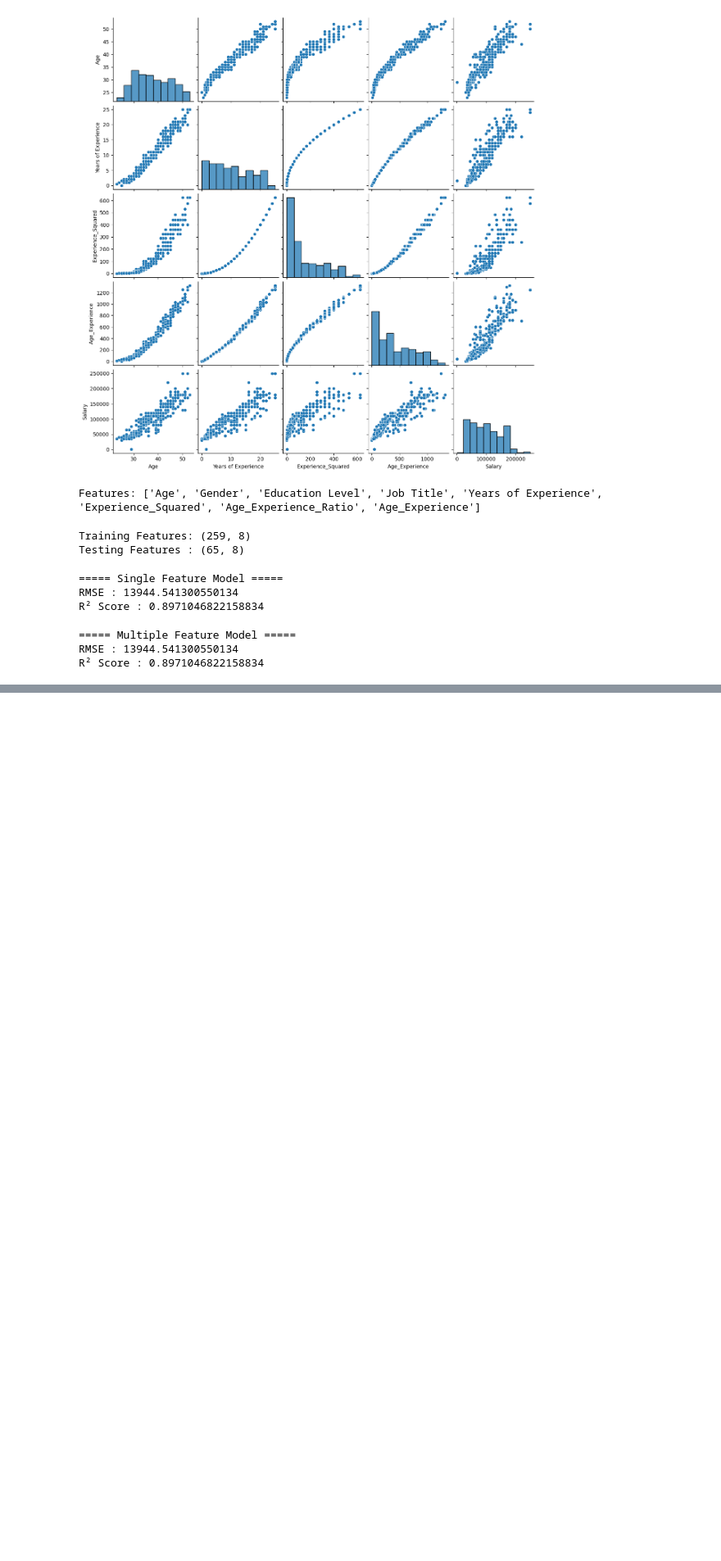
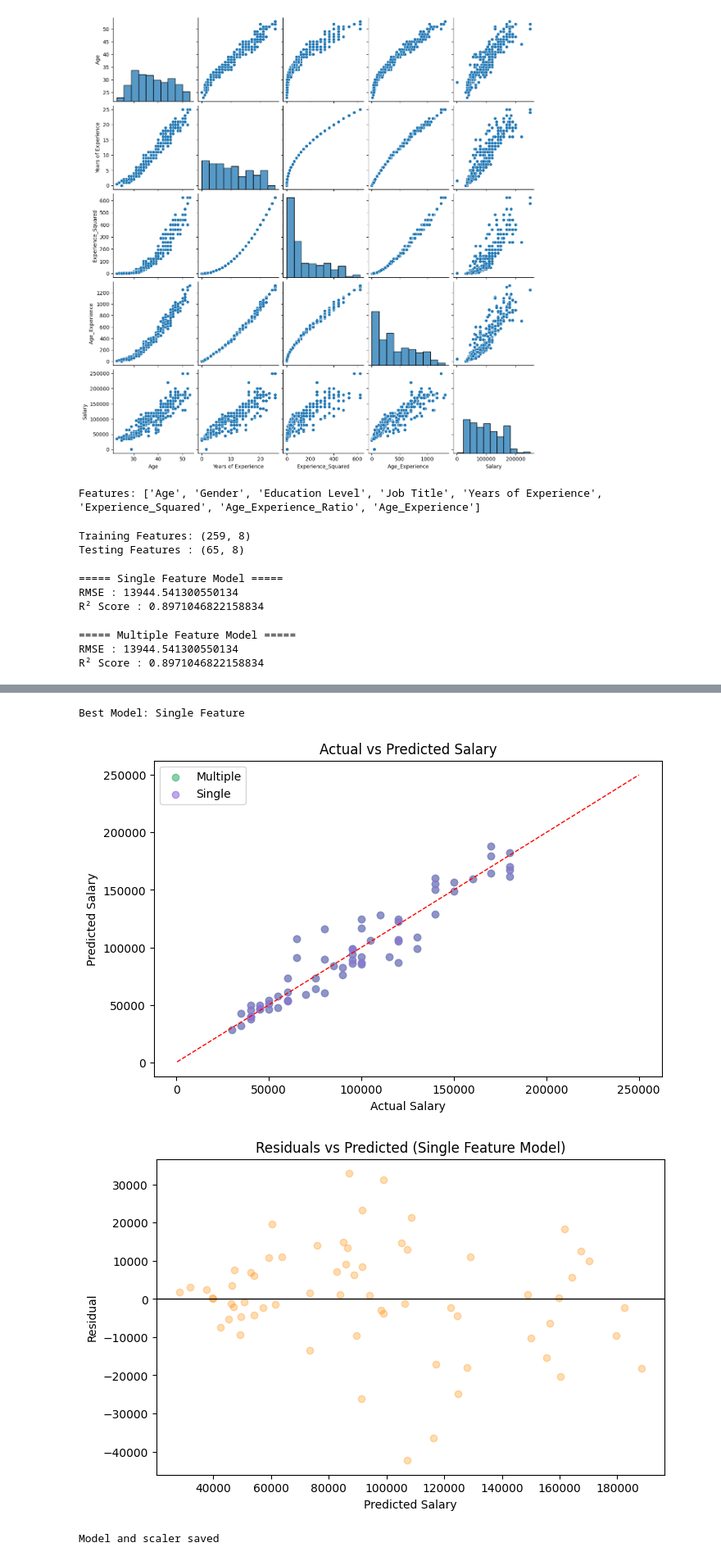
Before and after one commit to AmalkiFernando/salary_predict, a Jupyter notebook: notebook.ipynb, the cells around one changed output, grey strips where cells are left out. Shown at 82% size. Saved outputs shown, nothing was run; the diff lists cells and outputs as text; code cells hidden in the pictures; blank space fills up the shorter version.

```diff
--- a/notebook.ipynb
+++ b/notebook.ipynb
@@ -208,0 +222,42 @@ comparison
+# %%
+#select best model
+if r2_multi > r2_single:
+    best_model = multiple_model
+else:
+    best_model = single_model
+
+print("Best Model:", "Multiple Features" if best_model == multiple_model else "Single Feature")
+# %% [output]
+Best Model: Single Feature
+# %%
+#Actual vs Predicted + Residual plot
+plt.figure(figsize=(8, 5))
+plt.scatter(y_test, y_pred_multi, alpha=0.6, color='mediumseagreen', label='Multiple')
+plt.scatter(y_test, y_pred_single, alpha=0.6, color='mediumpurple', label='Single')
+plt.plot([y.min(), y.max()], [y.min(), y.max()], 'r--', linewidth=1)
+plt.xlabel('Actual Salary')
+plt.ylabel('Predicted Salary')
+plt.title('Actual vs Predicted Salary')
+plt.legend()
+plt.show()
+
+residuals = y_test - y_pred_single
+
+plt.figure(figsize=(8, 5))
+plt.scatter(y_pred_single, residuals, alpha=0.3, color='darkorange')
+plt.axhline(0, color='black', linewidth=1)
+plt.xlabel('Predicted Salary')
+plt.ylabel('Residual')
+plt.title('Residuals vs Predicted (Single Feature Model)')
+plt.show()
+# %% [output]
+[figure, added]
+[figure, added]
+# %%
+#save best model
+joblib.dump(best_model,"salary_model.pkl")
+joblib.dump(scaler,"salary_scaler.pkl")
+
+print("Model and scaler saved")
+# %% [output]
+Model and scaler saved
```
Also changed, not shown: parts of 1 cell of this notebook.
